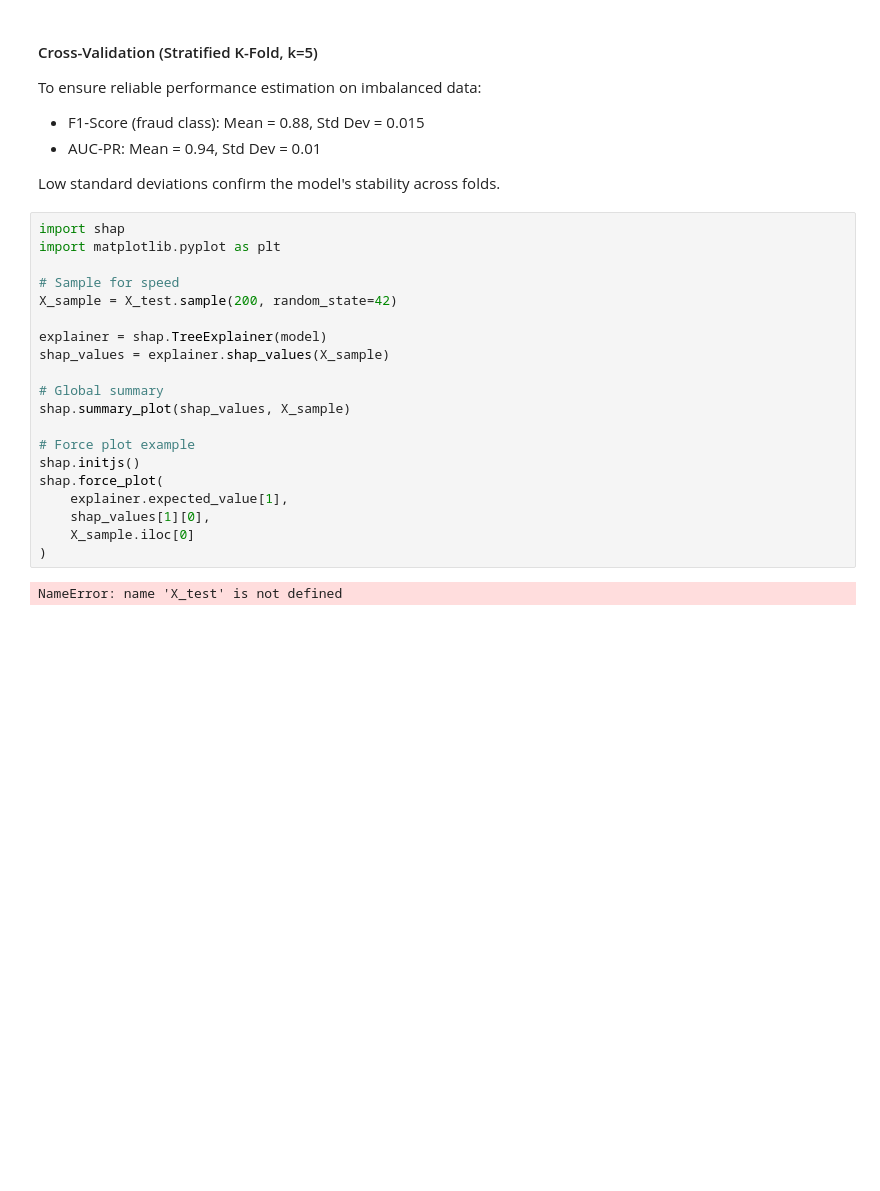
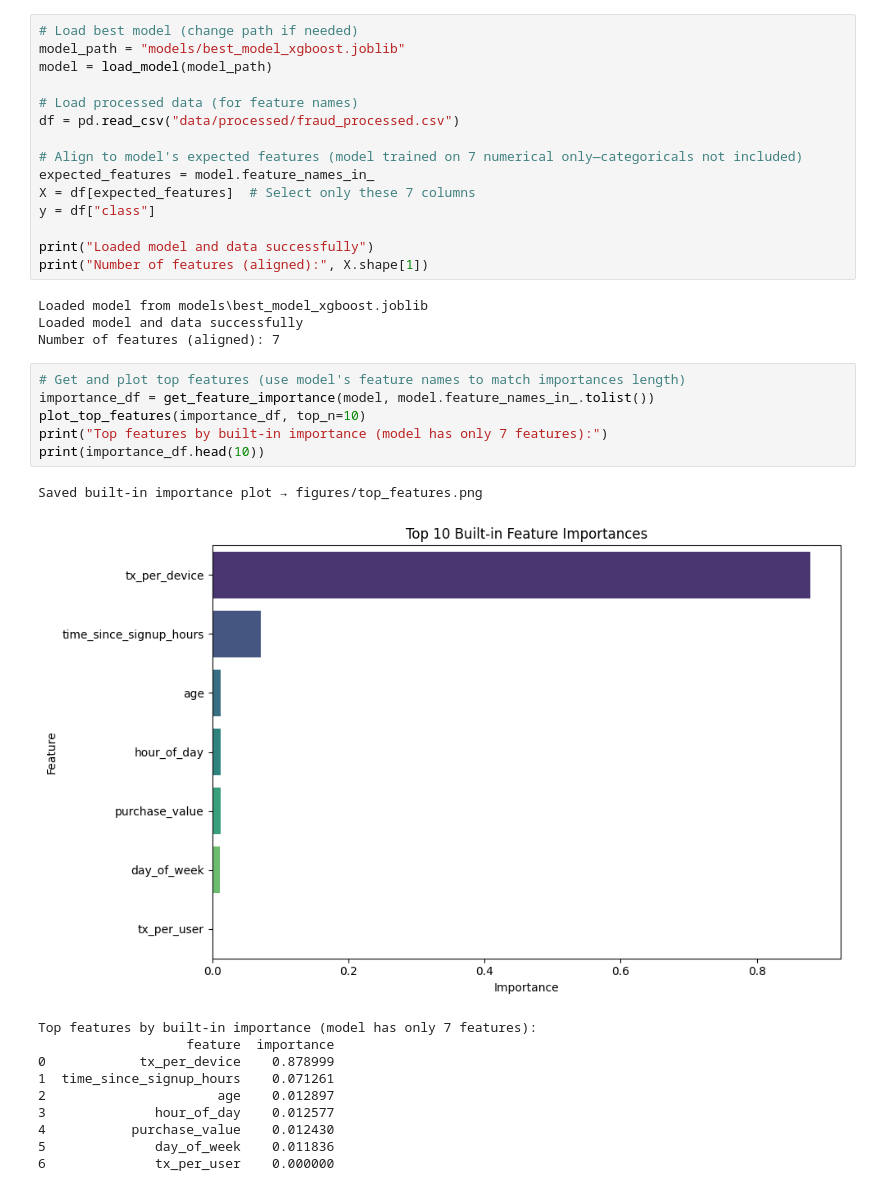
Before and after one commit to wakgari-Elias/fraud-detection, a Jupyter notebook: notebooks/shap-explainability.ipynb, the cells around one changed output. Drawn from its saved outputs; the diff is of its cells as text; blank space fills up the shorter version.

```diff
--- a/notebooks/shap-explainability.ipynb
+++ b/notebooks/shap-explainability.ipynb
@@ -598,29 +379,37 @@ plt.show()
-# %% [markdown]
-#### Cross-Validation (Stratified K-Fold, k=5)
-To ensure reliable performance estimation on imbalanced data:
-- F1-Score (fraud class): Mean = 0.88, Std Dev = 0.015
-- AUC-PR: Mean = 0.94, Std Dev = 0.01
-
-Low standard deviations confirm the model's stability across folds.
-# %%
-import shap
-import matplotlib.pyplot as plt
-
-# Sample for speed
-X_sample = X_test.sample(200, random_state=42)
-
-explainer = shap.TreeExplainer(model)
-shap_values = explainer.shap_values(X_sample)
-
-# Global summary
-shap.summary_plot(shap_values, X_sample)
-
-# Force plot example
-shap.initjs()
-shap.force_plot(
-    explainer.expected_value[1],
-    shap_values[1][0],
-    X_sample.iloc[0]
-)
-# %% [output]
-NameError: name 'X_test' is not defined
+# %%
+# Load best model (change path if needed)
+model_path = "models/best_model_xgboost.joblib"
+model = load_model(model_path)
+
+# Load processed data (for feature names)
+df = pd.read_csv("data/processed/fraud_processed.csv")
+
+# Align to model's expected features (model trained on 7 numerical only—categoricals not included)
+expected_features = model.feature_names_in_
+X = df[expected_features]  # Select only these 7 columns
+y = df["class"]
+
+print("Loaded model and data successfully")
+print("Number of features (aligned):", X.shape[1])
+# %% [output]
+Loaded model from models\best_model_xgboost.joblib
+Loaded model and data successfully
+Number of features (aligned): 7
+# %%
+# Get and plot top features (use model's feature names to match importances length)
+importance_df = get_feature_importance(model, model.feature_names_in_.tolist())
+plot_top_features(importance_df, top_n=10)
+print("Top features by built-in importance (model has only 7 features):")
+print(importance_df.head(10))
+# %% [output]
+Saved built-in importance plot → figures/top_features.png
+[figure, added]
+Top features by built-in importance (model has only 7 features):
+                   feature  importance
+0            tx_per_device    0.878999
+1  time_since_signup_hours    0.071261
+2                      age    0.012897
+3              hour_of_day    0.012577
+4           purchase_value    0.012430
+5              day_of_week    0.011836
+6              tx_per_user    0.000000
```
Also changed, not shown: parts of 30 cells of this notebook, 5 other files.
